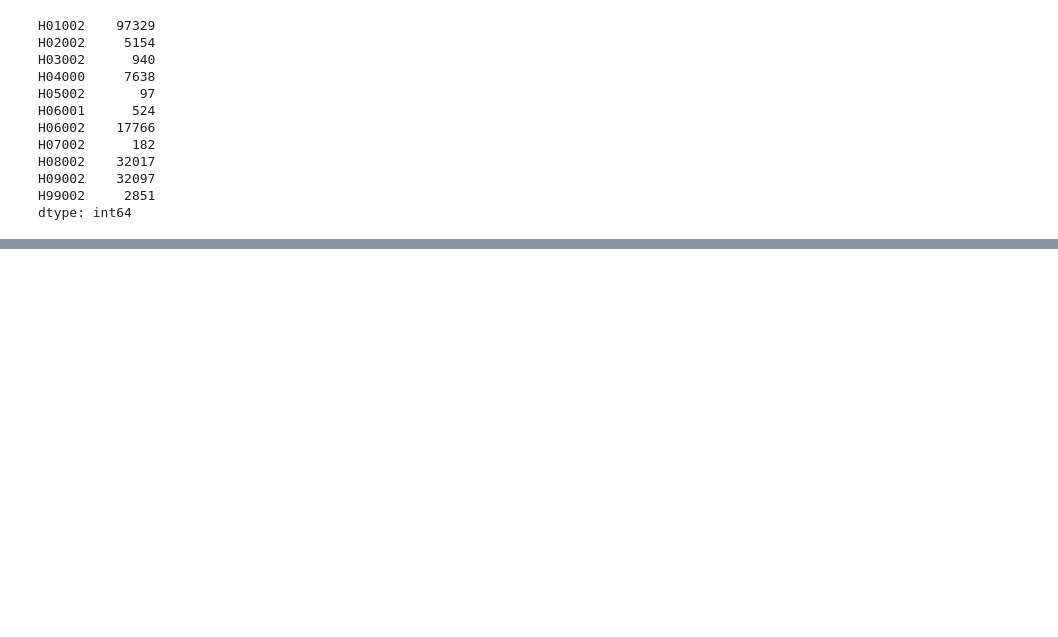
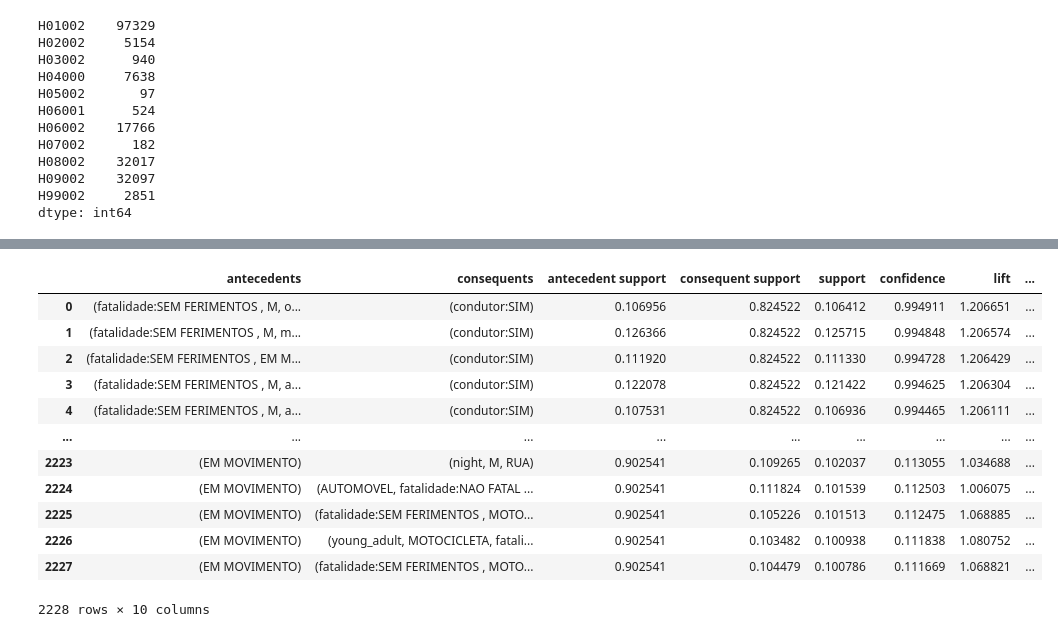
Before and after one commit to SamuelLipovetsky/mda_project, a Jupyter notebook: ItemsetMining.ipynb, the cells around one changed output, grey strips where cells are left out. Saved outputs shown, nothing was run; the diff lists cells and outputs as text; code cells hidden in the pictures; blank space fills up the shorter version.

```diff
--- a/ItemsetMining.ipynb
+++ b/ItemsetMining.ipynb
@@ -303,0 +316,16 @@ eclat_instance = ECLAT(data=concat_dfs, verbose=True) #verbose=True to see the l
+# %%
+rules.sort_values(by='confidence',ascending=False).reset_index(drop=True)
+# %% [output]
+|  | antecedents | consequents | antecedent support | consequent support | support | confidence | lift | ... |
+| 0 | (fatalidade:SEM FERIMENTOS , M, o... | (condutor:SIM) | 0.106956 | 0.824522 | 0.106412 | 0.994911 | 1.206651 | ... |
+| 1 | (fatalidade:SEM FERIMENTOS , M, m... | (condutor:SIM) | 0.126366 | 0.824522 | 0.125715 | 0.994848 | 1.206574 | ... |
+| 2 | (fatalidade:SEM FERIMENTOS , EM M... | (condutor:SIM) | 0.111920 | 0.824522 | 0.111330 | 0.994728 | 1.206429 | ... |
+| 3 | (fatalidade:SEM FERIMENTOS , M, a... | (condutor:SIM) | 0.122078 | 0.824522 | 0.121422 | 0.994625 | 1.206304 | ... |
+| 4 | (fatalidade:SEM FERIMENTOS , M, a... | (condutor:SIM) | 0.107531 | 0.824522 | 0.106936 | 0.994465 | 1.206111 | ... |
+| ... | ... | ... | ... | ... | ... | ... | ... | ... |
+| 2223 | (EM MOVIMENTO) | (night, M, RUA) | 0.902541 | 0.109265 | 0.102037 | 0.113055 | 1.034688 | ... |
+| 2224 | (EM MOVIMENTO) | (AUTOMOVEL, fatalidade:NAO FATAL ... | 0.902541 | 0.111824 | 0.101539 | 0.112503 | 1.006075 | ... |
+| 2225 | (EM MOVIMENTO) | (fatalidade:SEM FERIMENTOS , MOTO... | 0.902541 | 0.105226 | 0.101513 | 0.112475 | 1.068885 | ... |
+| 2226 | (EM MOVIMENTO) | (young_adult, MOTOCICLETA, fatali... | 0.902541 | 0.103482 | 0.100938 | 0.111838 | 1.080752 | ... |
+| 2227 | (EM MOVIMENTO) | (fatalidade:SEM FERIMENTOS , MOTO... | 0.902541 | 0.104479 | 0.100786 | 0.111669 | 1.068821 | ... |
+2228 rows × 10 columns
```
Also changed, not shown: parts of 10 cells of this notebook.
